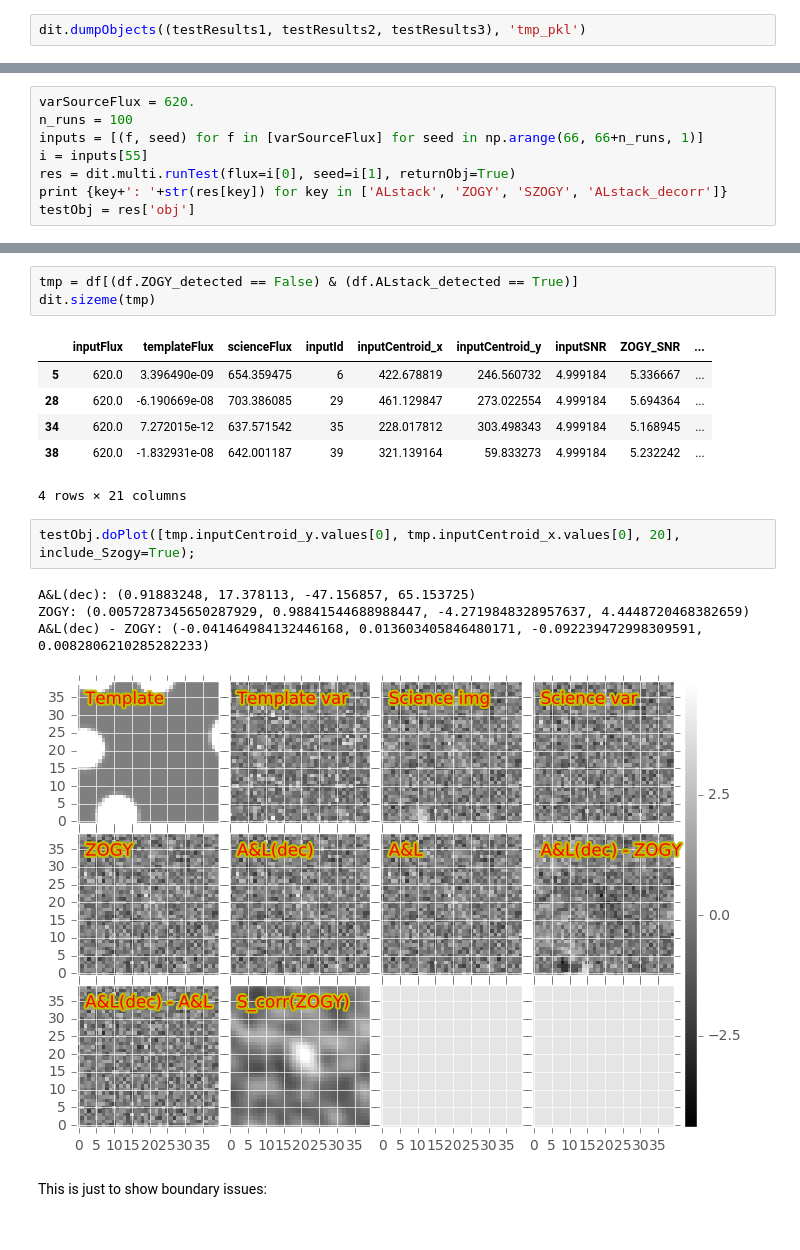
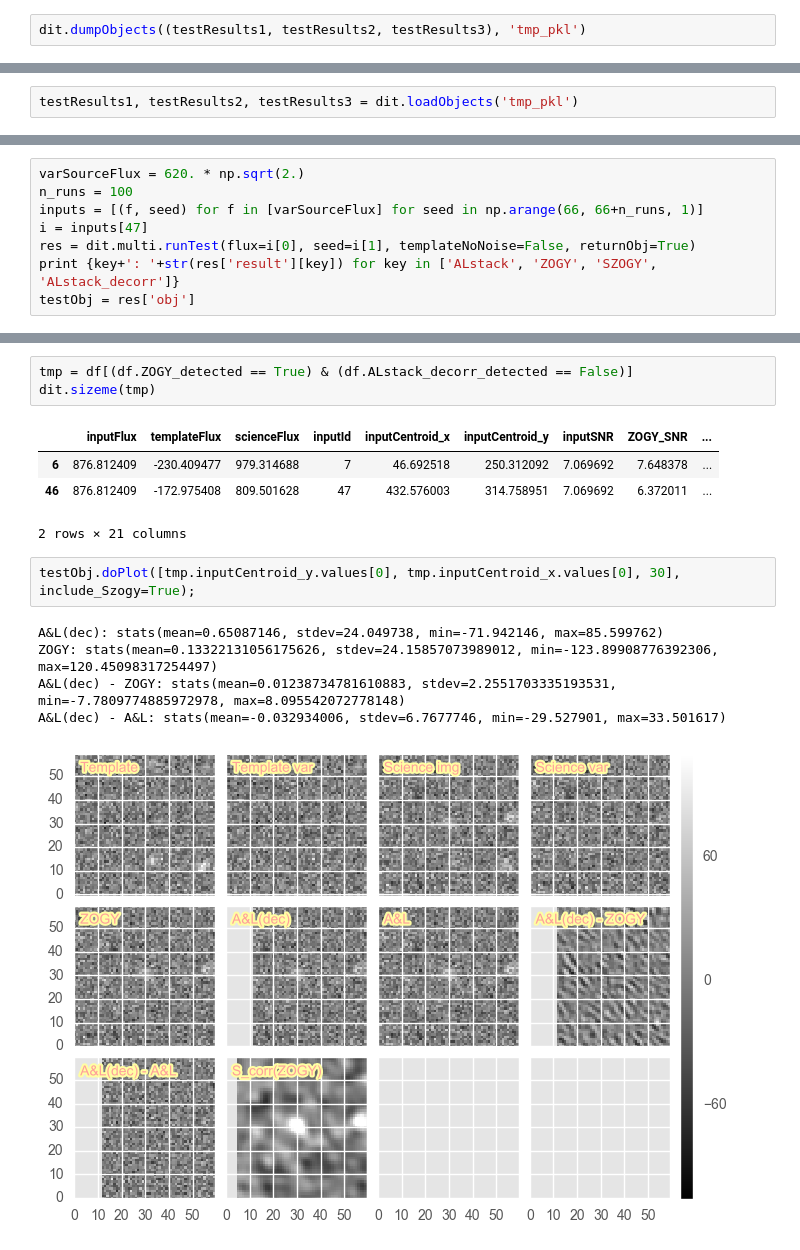
Before and after one commit to lsst-dm/diffimTests, a Jupyter notebook: 31. new tests.ipynb, the cells around one changed output, grey strips where cells are left out. Drawn from its saved outputs; the diff is of its cells as text.

```diff
--- a/31. new tests.ipynb
+++ b/31. new tests.ipynb
@@ -36,3 +38,5 @@ testResults1, testResults2, testResults3=cPickle.load(gzip.GzipFile('tmp_pkl' +
+# %%
+testResults1, testResults2, testResults3 = dit.loadObjects('tmp_pkl')
 # %%
 dit.multi.plotResults(testResults1, title='Noise-free template; sky-limited');
 # %% [output]
@@ -149,11 +158,11 @@ TP[TP.ZOGY/TP.ALstack > 1.6]
 import numpy as np
 import diffimTests as dit
 # %%
-varSourceFlux = 620.
+varSourceFlux = 620. * np.sqrt(2.)
 n_runs = 100
 inputs = [(f, seed) for f in [varSourceFlux] for seed in np.arange(66, 66+n_runs, 1)]
-i = inputs[55]
-res = dit.multi.runTest(flux=i[0], seed=i[1], returnObj=True)
-print {key+': '+str(res[key]) for key in ['ALstack', 'ZOGY', 'SZOGY', 'ALstack_decorr']}
+i = inputs[47]
+res = dit.multi.runTest(flux=i[0], seed=i[1], templateNoNoise=False, returnObj=True)
+print {key+': '+str(res['result'][key]) for key in ['ALstack', 'ZOGY', 'SZOGY', 'ALstack_decorr']}
 testObj = res['obj']
 # %% [output]
@@ -202,19 +202,16 @@ A&L(dec) - ZOGY: (0.038980623366332776, 0.032396616271240644, -0.076222282306825
 # %%
-tmp = df[(df.ZOGY_detected == False) & (df.ALstack_detected == True)]
+tmp = df[(df.ZOGY_detected == True) & (df.ALstack_decorr_detected == False)]
 dit.sizeme(tmp)
 # %% [output]
 |  | inputFlux | templateFlux | scienceFlux | inputId | inputCentroid_x | inputCentroid_y | inputSNR | ZOGY_SNR | ... |
-| 5 | 620.0 | 3.396490e-09 | 654.359475 | 6 | 422.678819 | 246.560732 | 4.999184 | 5.336667 | ... |
-| 28 | 620.0 | -6.190669e-08 | 703.386085 | 29 | 461.129847 | 273.022554 | 4.999184 | 5.694364 | ... |
-| 34 | 620.0 | 7.272015e-12 | 637.571542 | 35 | 228.017812 | 303.498343 | 4.999184 | 5.168945 | ... |
-| 38 | 620.0 | -1.832931e-08 | 642.001187 | 39 | 321.139164 | 59.833273 | 4.999184 | 5.232242 | ... |
+| 6 | 876.812409 | -230.409477 | 979.314688 | 7 | 46.692518 | 250.312092 | 7.069692 | 7.648378 | ... |
+| 46 | 876.812409 | -172.975408 | 809.501628 | 47 | 432.576003 | 314.758951 | 7.069692 | 6.372011 | ... |
-4 rows × 21 columns
+2 rows × 21 columns
 # %%
-testObj.doPlot([tmp.inputCentroid_y.values[0], tmp.inputCentroid_x.values[0], 20], include_Szogy=True);
+testObj.doPlot([tmp.inputCentroid_y.values[0], tmp.inputCentroid_x.values[0], 30], include_Szogy=True);
 # %% [output]
-A&L(dec): (0.91883248, 17.378113, -47.156857, 65.153725)
-ZOGY: (0.0057287345650287929, 0.98841544688988447, -4.2719848328957637, 4.4448720468382659)
-A&L(dec) - ZOGY: (-0.041464984132446168, 0.013603405846480171, -0.092239472998309591, 0.0082806210285282233)
+A&L(dec): stats(mean=0.65087146, stdev=24.049738, min=-71.942146, max=85.599762)
+ZOGY: stats(mean=0.13322131056175626, stdev=24.15857073989012, min=-123.89908776392306, max=120.45098317254497)
+A&L(dec) - ZOGY: stats(mean=0.01238734781610883, stdev=2.2551703335193531, min=-7.7809774885972978, max=8.095542072778148)
+A&L(dec) - A&L: stats(mean=-0.032934006, stdev=6.7677746, min=-29.527901, max=33.501617)
-[figure, old version]
+[figure, new version]
-# %% [markdown]
-This is just to show boundary issues:
```
Also changed, not shown: parts of 28 cells of this notebook, 2 other files.
